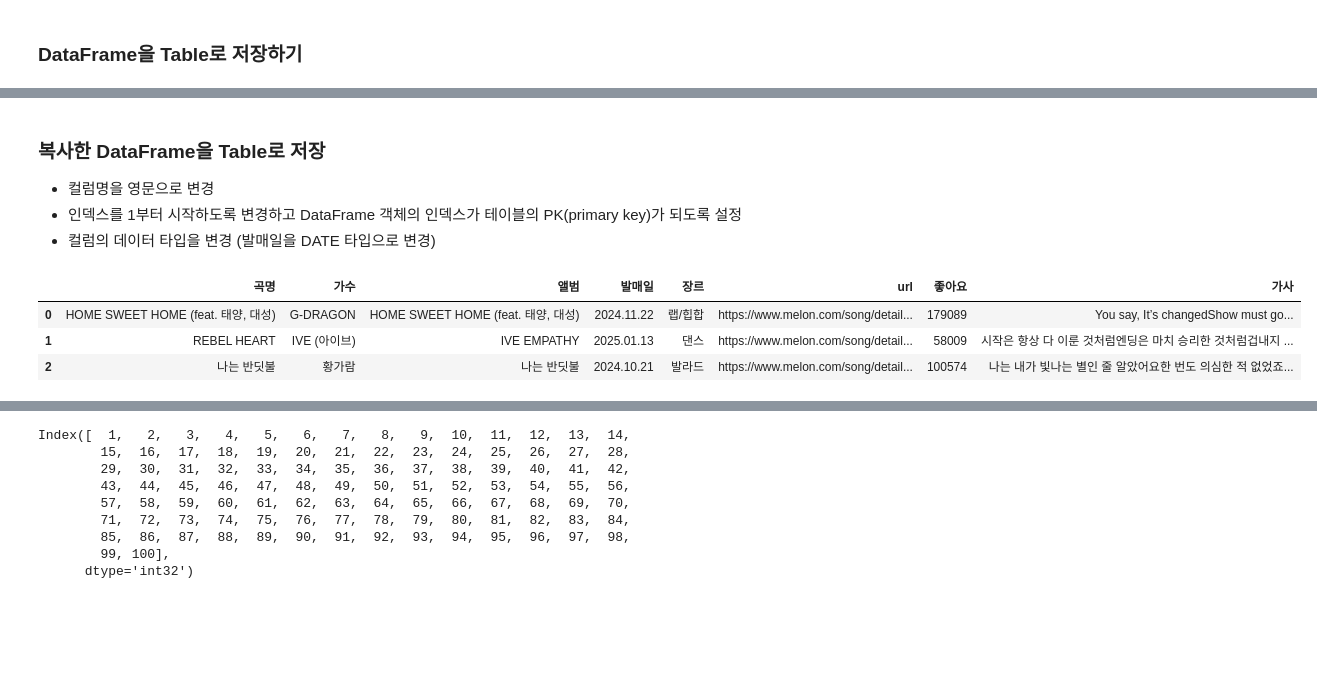
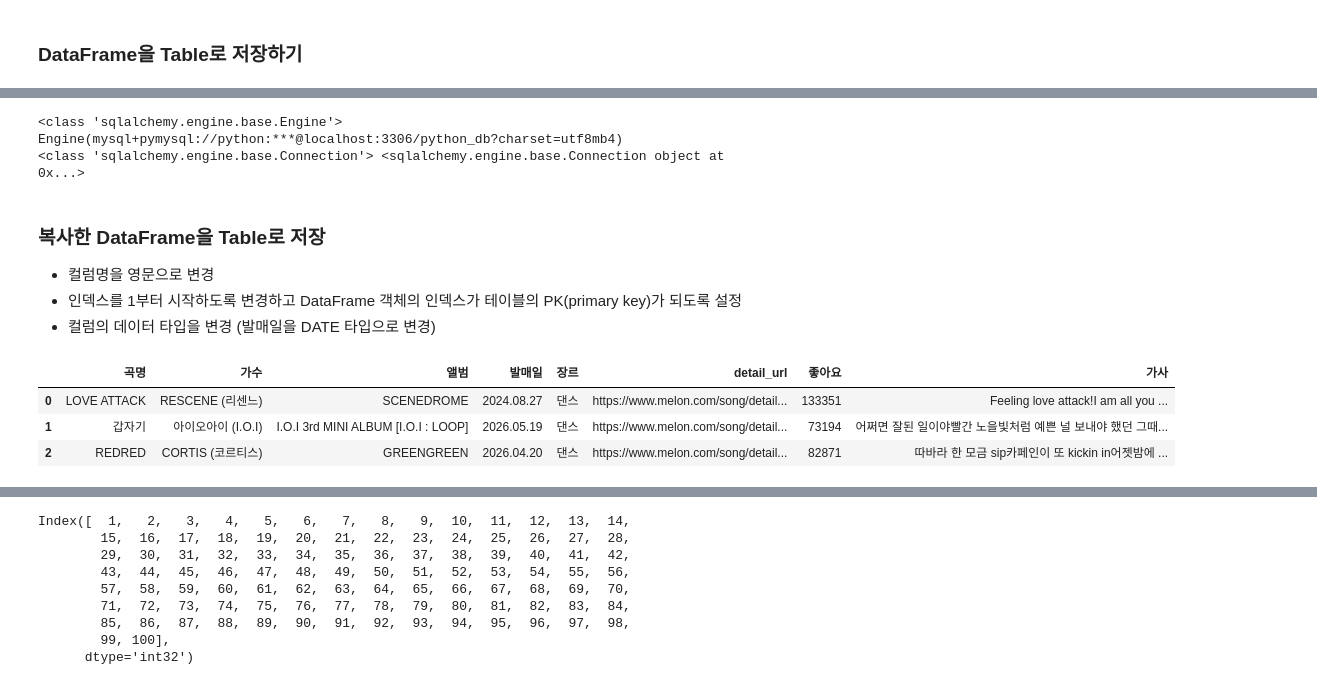
Before and after one commit to Blue320/Python_WebScraping_DataAnalysis, a Jupyter notebook: 04.Melon100차트_데이터파싱_DB저장.ipynb, the cells around one changed output, grey strips where cells are left out. Cells and saved outputs as stored; diff of their text form; code cells hidden in the pictures; blank space fills up the shorter version.

Commit message:
데이터프레임 데이터를 SQL 테이블로 저장

```diff
--- a/04.Melon100차트_데이터파싱_DB저장.ipynb
+++ b/04.Melon100차트_데이터파싱_DB저장.ipynb
@@ -221,0 +161,5 @@ with open('data/songs100.json', 'w', encoding='utf-8') as file:
+# %%
+import pandas as pd
+
+song_df = pd.read_json('data/songs100.json')
+song_df.head()
@@ -294,3 +299,29 @@ Required-by:
+# %%
+import pymysql
+
+#pymysql과 sqlalchemy 연동
+pymysql.install_as_MySQLdb()
+from sqlalchemy import create_engine
+
+engine = None
+conn = None
+try:
+    # dialect+driver://username:password@host:port/database
+    engine = create_engine('mysql+pymysql://python:python@localhost:3306/python_db?charset=utf8mb4')#, encoding='utf-8')
+    print(type(engine), engine)
+    conn = engine.connect()
+    print(type(conn), conn)
+
+    #song_df(DataFrame객체)를 songs 테이블로 저장하기 to_sql() 함수 사용
+    song_df.to_sql(name='songs', con=engine, if_exists='replace', index=False)
+finally:
+    if conn is not None:
+        conn.close()
+    if engine is not None:
+        engine.dispose()
+# %% [output]
+<class 'sqlalchemy.engine.base.Engine'> Engine(mysql+pymysql://python:***@localhost:3306/python_db?charset=utf8mb4)
+<class 'sqlalchemy.engine.base.Connection'> <sqlalchemy.engine.base.Connection object at 0x...>
 # %% [markdown]
 ### 복사한 DataFrame을 Table로 저장
 * 컬럼명을 영문으로 변경
@@ -298,11 +329,11 @@ Required-by:
 * 컬럼의 데이터 타입을 변경 (발매일을 DATE 타입으로 변경)
 # %%
 # 기존의 DataFrame의 복사본을 만들기
-# table_df = song_df.copy()
-# table_df.head(3)
+table_df = song_df.copy()
+table_df.head(3)
 # %% [output]
-|  | 곡명 | 가수 | 앨범 | 발매일 | 장르 | url | 좋아요 | 가사 |
-| 0 | HOME SWEET HOME (feat. 태양, 대성) | G-DRAGON | HOME SWEET HOME (feat. 태양, 대성) | 2024.11.22 | 랩/힙합 | https://www.melon.com/song/detail... | 179089 | You say, It’s changedShow must go... |
-| 1 | REBEL HEART | IVE (아이브) | IVE EMPATHY | 2025.01.13 | 댄스 | https://www.melon.com/song/detail... | 58009 | 시작은 항상 다 이룬 것처럼엔딩은 마치 승리한 것처럼겁내지 ... |
-| 2 | 나는 반딧불 | 황가람 | 나는 반딧불 | 2024.10.21 | 발라드 | https://www.melon.com/song/detail... | 100574 | 나는 내가 빛나는 별인 줄 알았어요한 번도 의심한 적 없었죠... |
+|  | 곡명 | 가수 | 앨범 | 발매일 | 장르 | detail_url | 좋아요 | 가사 |
+| 0 | LOVE ATTACK | RESCENE (리센느) | SCENEDROME | 2024.08.27 | 댄스 | https://www.melon.com/song/detail... | 133351 | Feeling love attack!I am all you ... |
+| 1 | 갑자기 | 아이오아이 (I.O.I) | I.O.I 3rd MINI ALBUM [I.O.I : LOOP] | 2026.05.19 | 댄스 | https://www.melon.com/song/detail... | 73194 | 어쩌면 잘된 일이야빨간 노을빛처럼 예쁜 널 보내야 했던 그때... |
+| 2 | REDRED | CORTIS (코르티스) | GREENGREEN | 2026.04.20 | 댄스 | https://www.melon.com/song/detail... | 82871 | 따바라 한 모금 sip카페인이 또 kickin in어젯밤에 ... |
 # %%
```
Also changed, not shown: parts of 28 cells of this notebook, 4 other files.
